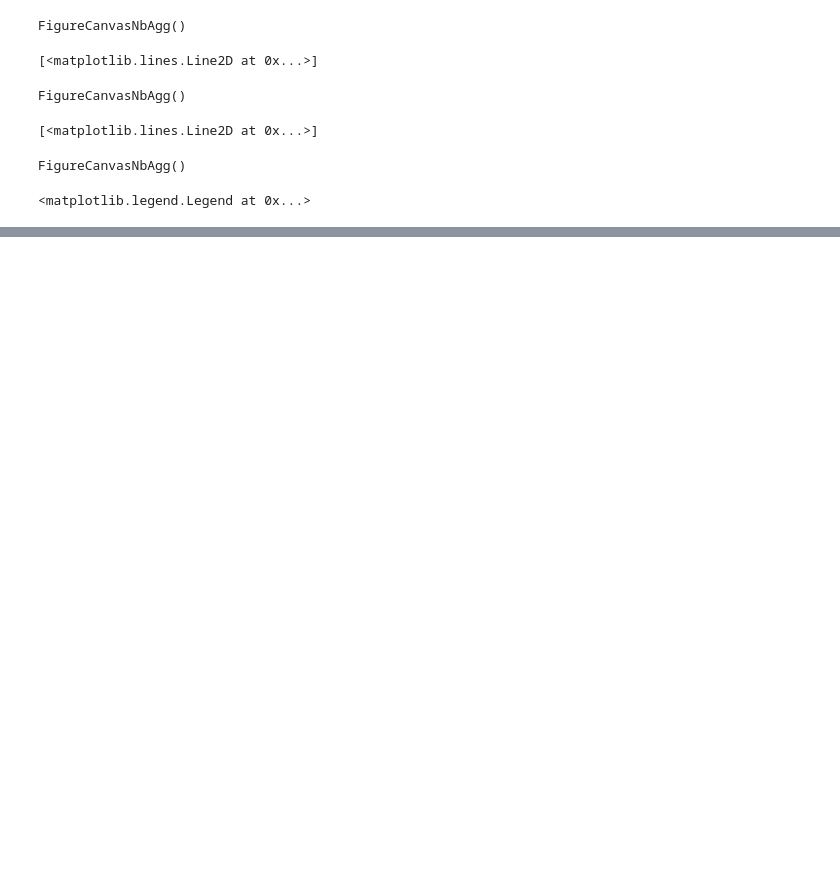
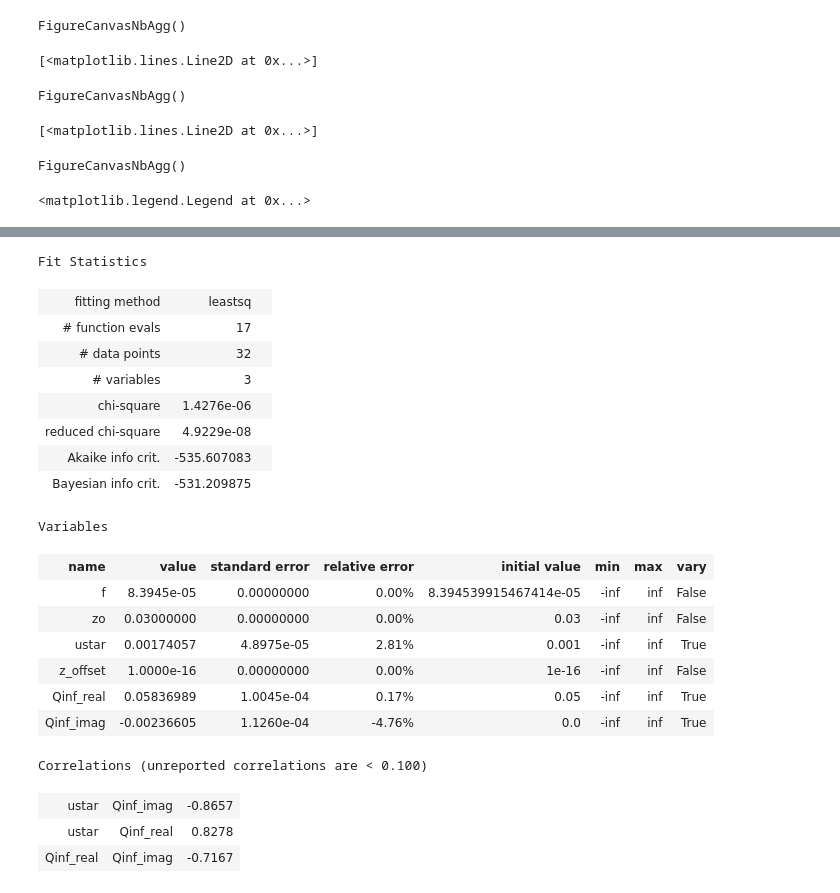
Before and after one commit to tompc35/station-m-currents, a Jupyter notebook: summarize_ADCP_StationM_test_ekmanmodel.ipynb, the cells around one changed output, grey strips where cells are left out. Cells and saved outputs as stored; diff of their text form; code cells hidden in the pictures; blank space fills up the shorter version.

```diff
--- a/summarize_ADCP_StationM_test_ekmanmodel.ipynb
+++ b/summarize_ADCP_StationM_test_ekmanmodel.ipynb
@@ -579,7 +596,7 @@ plt.plot(zo_array,np.mean(resid_b[bigi,:],axis=0),'-o')
 FigureCanvasNbAgg()
 [<matplotlib.lines.Line2D at 0x...>]
 # %%
-fac = 0.15
+fac = 0.23
 
 plt.figure()
 plt.plot(np.real(vec[:,0])*fac,ds['height'][zi],'s')
@@ -592,0 +689,24 @@ FigureCanvasNbAgg()
+# %%
+out
+# %% [output]
+Fit Statistics
+| fitting method | leastsq |  |
+| # function evals | 17 |  |
+| # data points | 32 |  |
+| # variables | 3 |  |
+| chi-square | 1.4276e-06 |  |
+| reduced chi-square | 4.9229e-08 |  |
+| Akaike info crit. | -535.607083 |  |
+| Bayesian info crit. | -531.209875 |  |
+Variables
+| name | value | standard error | relative error | initial value | min | max | vary |
+| f | 8.3945e-05 | 0.00000000 | 0.00% | 8.394539915467414e-05 | -inf | inf | False |
+| zo | 0.03000000 | 0.00000000 | 0.00% | 0.03 | -inf | inf | False |
+| ustar | 0.00174057 | 4.8975e-05 | 2.81% | 0.001 | -inf | inf | True |
+| z_offset | 1.0000e-16 | 0.00000000 | 0.00% | 1e-16 | -inf | inf | False |
+| Qinf_real | 0.05836989 | 1.0045e-04 | 0.17% | 0.05 | -inf | inf | True |
+| Qinf_imag | -0.00236605 | 1.1260e-04 | -4.76% | 0.0 | -inf | inf | True |
+Correlations (unreported correlations are < 0.100)
+| ustar | Qinf_imag | -0.8657 |
+| ustar | Qinf_real | 0.8278 |
+| Qinf_real | Qinf_imag | -0.7167 |
```
Also changed, not shown: parts of 9 cells of this notebook, 15 other files.
